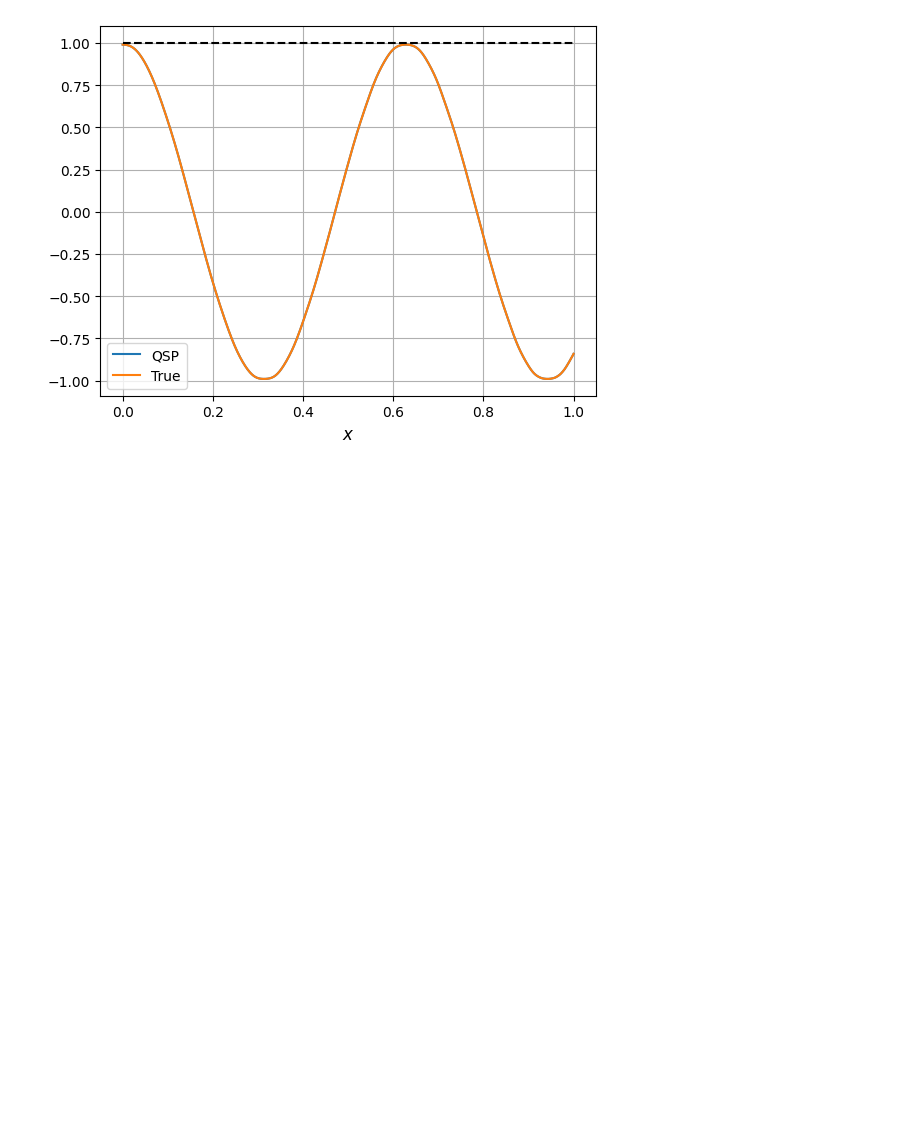
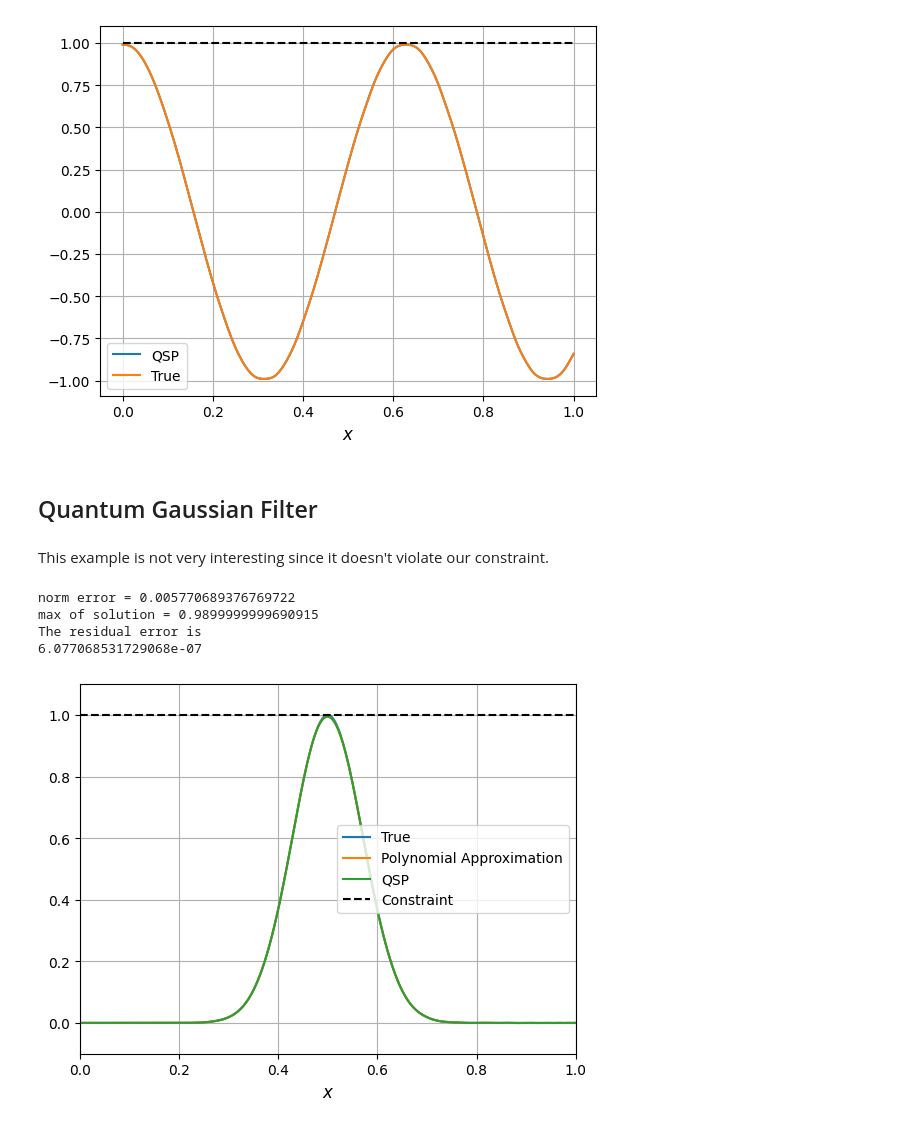
Before and after one commit to qsppack/pyqsppack, a Jupyter notebook: nlft_examples.ipynb, the cells around one changed output. Cells and saved outputs as stored; diff of their text form; code cells hidden in the pictures; blank space fills up the shorter version.

Commit message:
more examples, some not interesting, some not working

```diff
--- a/nlft_examples.ipynb
+++ b/nlft_examples.ipynb
@@ -178,3 +180,61 @@ plt.legend(loc="best")
 plt.show()
 # %% [output]
 [figure]
+# %% [markdown]
+## Quantum Gaussian Filter
+# %% [markdown]
+This example is not very interesting since it doesn't violate our constraint.
+# %%
+targ = lambda x: np.exp(-(np.abs(x) - 0.5)**2 / 0.1**2)
+deg = 70
+parity = deg % 2
+
+opts = {
+    'intervals': [0, 1],
+    'objnorm': np.inf,
+    'epsil': 0.01,
+    'npts': 70,
+    'fscale': 1,
+    'isplot': False,
+    'method': 'cvxpy'
+}
+coef_full = cvx_poly_coef(targ, deg, opts)
+coef = coef_full[parity::2]
+
+
+opts.update({
+    'N': 2**9,
+    'method': 'NLFT',
+    'targetPre': False,
+    'typePhi': 'reduced'})
+phi_proc, out = solve(coef, parity, opts)
+out['typePhi'] = 'full'
+
+
+xlist = np.linspace(0, 1, 1000)
+func = lambda x: chebyshev_to_func(x, coef, parity, True)
+targ_value = targ(xlist)
+func_value = func(xlist)
+QSP_value = get_entry(xlist, np.real(phi_proc), out)
+err = np.linalg.norm(QSP_value - func_value, np.inf)
+print('The residual error is')
+print(err)
+# %% [output]
+norm error = 0.005770689376769722
+max of solution = 0.9899999999690915
+The residual error is
+6.077068531729068e-07
+# %%
+plt.plot(xlist, targ(xlist)*opts['fscale'], label='True')
+plt.plot(xlist, func_value, label='Polynomial Approximation')
+plt.plot(xlist, QSP_value, label='QSP')
+plt.plot(xlist, np.ones(len(xlist)), "k--", label='Constraint')
+plt.plot(xlist, -np.ones(len(xlist)), "k--")
+plt.xlabel('$x$', fontsize=12)
+plt.grid()
+plt.legend(loc="best")
+plt.ylim([-0.1, 1.1])
+plt.xlim([0, 1])
+plt.show()
+# %% [output]
+[figure, added]
```
Also changed, not shown: parts of 4 cells of this notebook.
